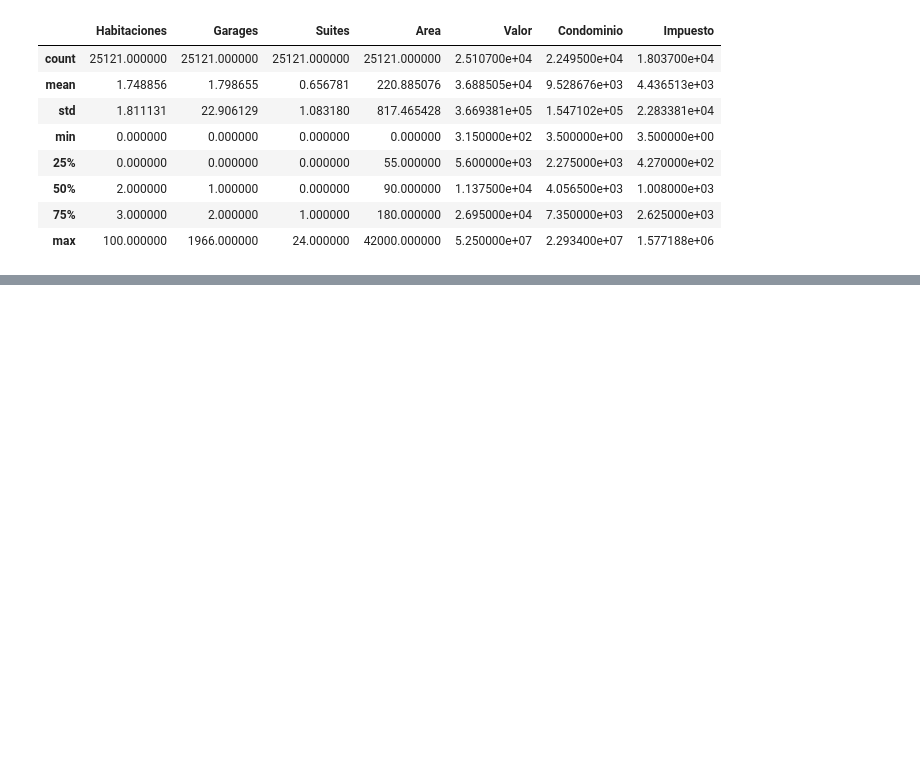
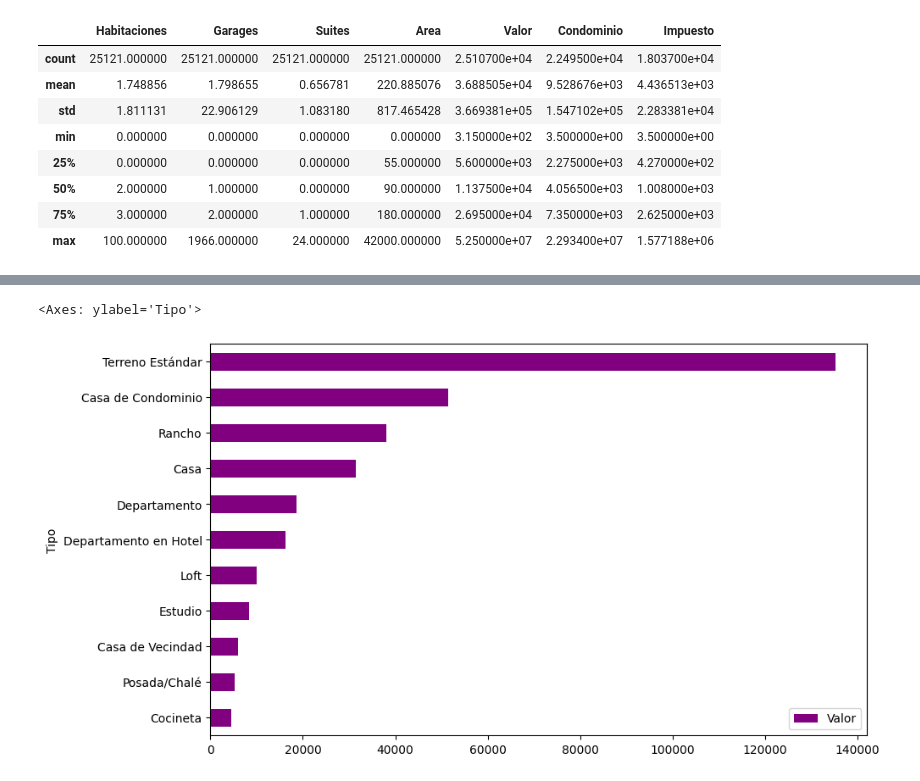
Before and after one commit to AbrahamMotaGomez/ChallengeAluraStoreLATAMAB, a Jupyter notebook: inmuebles_cdmx.ipynb, the cells around one changed output, grey strips where cells are left out. Cells and saved outputs as stored; diff of their text form; code cells hidden in the pictures; blank space fills up the shorter version.

```diff
--- a/inmuebles_cdmx.ipynb
+++ b/inmuebles_cdmx.ipynb
@@ -69,0 +91,9 @@ datos.describe()
+# %%
+imuebles=['Conjunto Comercial/Sala',  'Edificio Completo',
+       'Tienda/Salón',  'Cochera/Estacionamiento',
+       'Galpón/Depósito/Almacén', 'Tienda en Centro Comercial',
+       'Hotel', 'Loteo/Condominio',
+       'Industria', "Casa Comercial"]
+
+rentas=datos.query("@imuebles not in Tipo")
+rentas.head()
@@ -69,0 +107,6 @@ datos.describe()
+# %%
+df_precio=rentas.groupby("Tipo")[["Valor"]].mean().sort_values("Valor")
+df_precio.plot(kind="barh",figsize=(10,6),color="purple")
+# %% [output]
+<Axes: ylabel='Tipo'>
+[figure, added]
```
Also changed, not shown: parts of 9 cells of this notebook.
